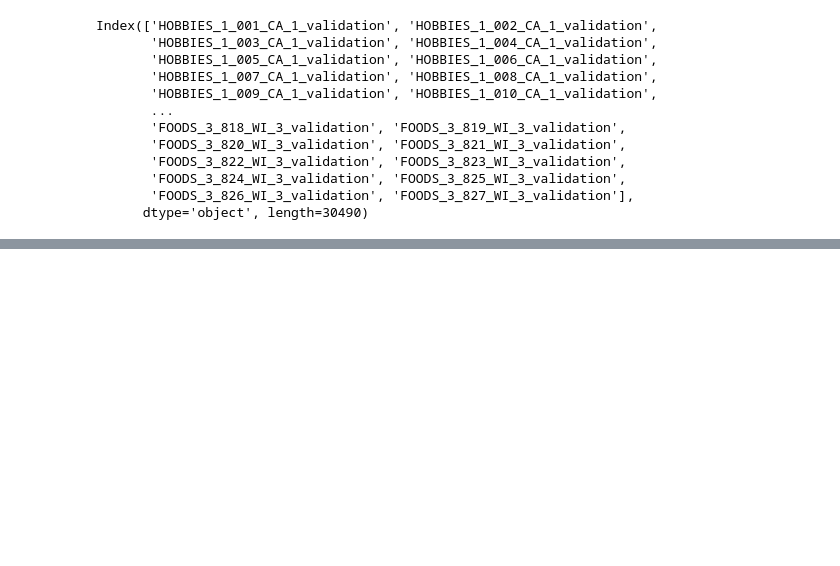
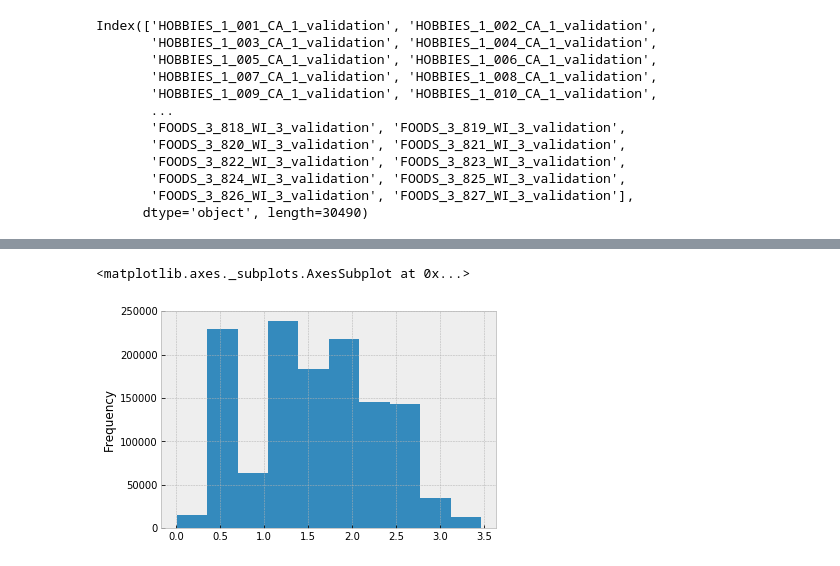
Before and after one commit to suhyun-cho/Dive-to-Kaggle, a Jupyter notebook: M5-Forecasting/M5-Forecasting-Starter-Data-Exploration.ipynb, the cells around one changed output, grey strips where cells are left out. Cells and saved outputs as stored; diff of their text form; code cells hidden in the pictures; blank space fills up the shorter version.

```diff
--- a/M5-Forecasting/M5-Forecasting-Starter-Data-Exploration.ipynb
+++ b/M5-Forecasting/M5-Forecasting-Starter-Data-Exploration.ipynb
@@ -398,0 +536,5 @@ plt.show()
+# %%
+sellp.query('Category=="HOBBIES"')['sell_price'].apply(np.log1p).plot(kind='hist')
+# %% [output]
+<matplotlib.axes._subplots.AxesSubplot at 0x...>
+[figure, added]
```
Also changed, not shown: parts of 28 cells of this notebook.
